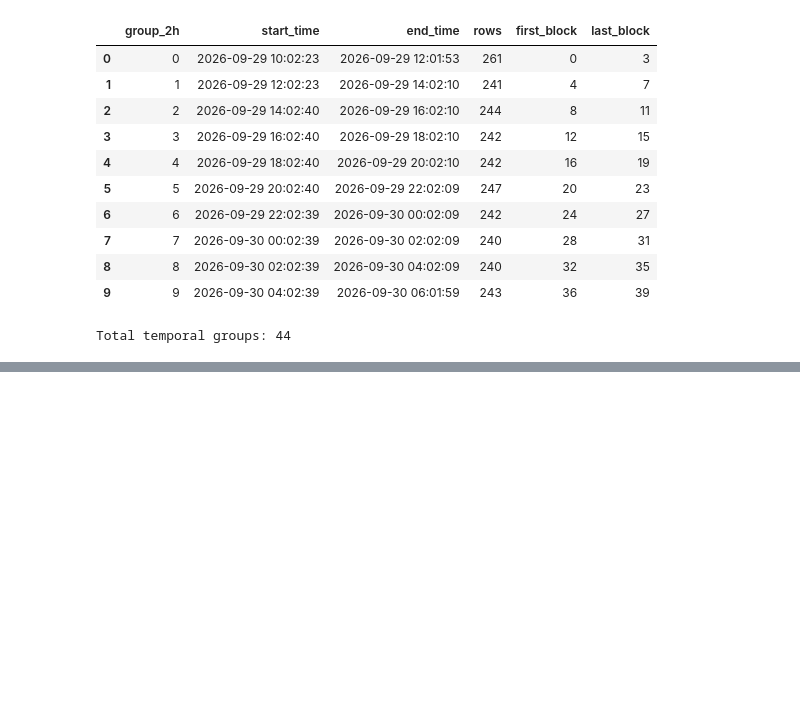
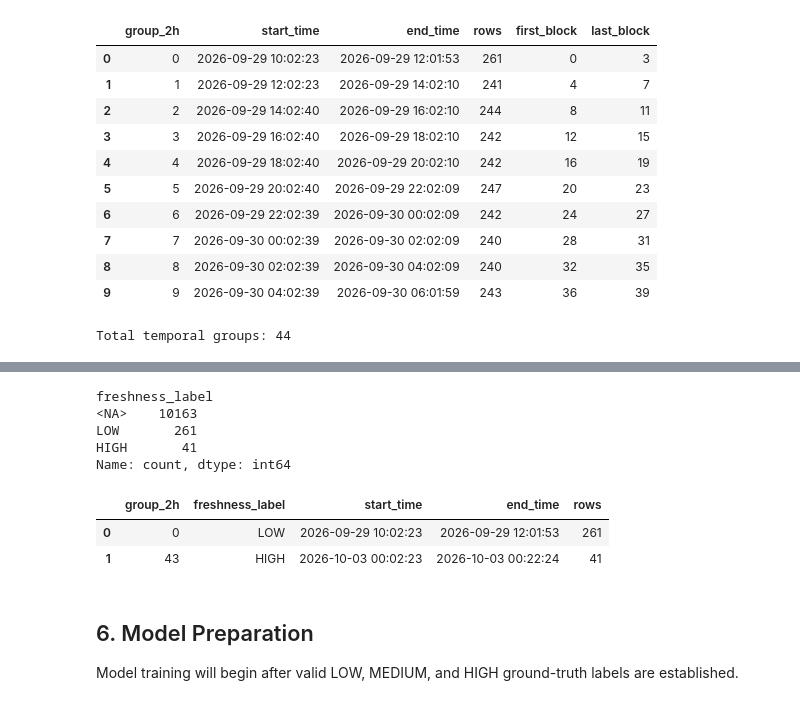
Before and after one commit to Bhagya-Navodyani/Intelligent_Fish_Storage-ML, a Jupyter notebook: notebook/Fish_Storage_ML_Pipeline.ipynb, the cells around one changed output, grey strips where cells are left out. Cells and saved outputs as stored; diff of their text form; code cells hidden in the pictures; blank space fills up the shorter version.

```diff
--- a/notebook/Fish_Storage_ML_Pipeline.ipynb
+++ b/notebook/Fish_Storage_ML_Pipeline.ipynb
@@ -818,0 +513,47 @@ ground_truth
+# %%
+# Create freshness-label column
+
+df["freshness_label"] = pd.NA
+
+# Confirmed fresh condition at the start
+df.loc[
+    df["group_2h"] == first_group,
+    "freshness_label"
+] = "LOW"
+
+# Confirmed spoiled condition at the end
+df.loc[
+    df["group_2h"] == last_group,
+    "freshness_label"
+] = "HIGH"
+
+print(df["freshness_label"].value_counts(dropna=False))
+# %% [output]
+freshness_label
+<NA>    10163
+LOW       261
+HIGH       41
+Name: count, dtype: int64
+# %%
+# Check confirmed labeled groups
+
+label_summary = (
+    df.dropna(subset=["freshness_label"])
+      .groupby(["group_2h", "freshness_label"])
+      .agg(
+          start_time=("pc_timestamp", "min"),
+          end_time=("pc_timestamp", "max"),
+          rows=("pc_timestamp", "size")
+      )
+      .reset_index()
+)
+
+display(label_summary)
+# %% [output]
+|  | group_2h | freshness_label | start_time | end_time | rows |
+| 0 | 0 | LOW | 2026-09-29 10:02:23 | 2026-09-29 12:01:53 | 261 |
+| 1 | 43 | HIGH | 2026-10-03 00:02:23 | 2026-10-03 00:22:24 | 41 |
+# %% [markdown]
+## 6. Model Preparation
+
+Model training will begin after valid LOW, MEDIUM, and HIGH ground-truth labels are established.
```
Also changed, not shown: parts of 36 cells of this notebook.
